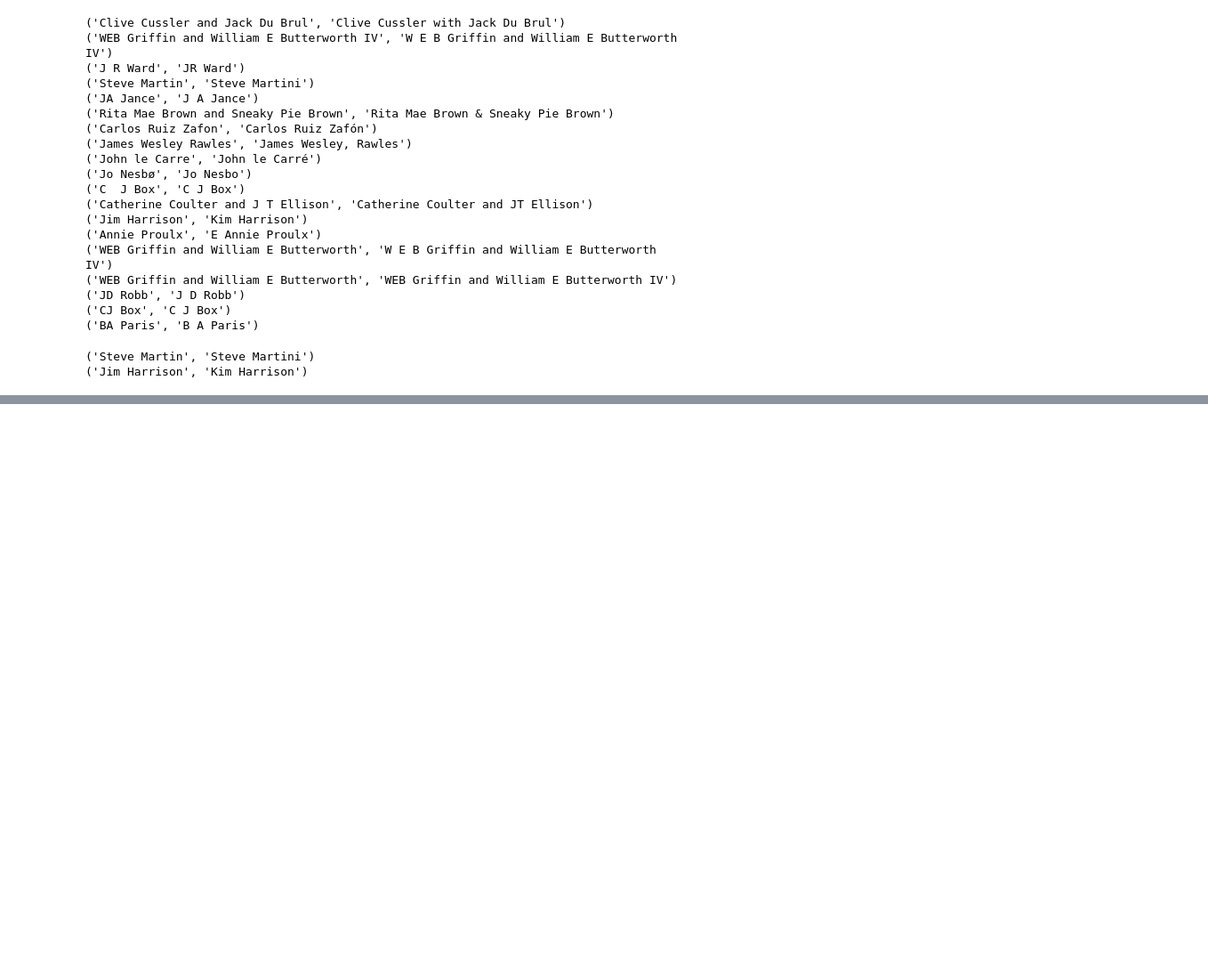
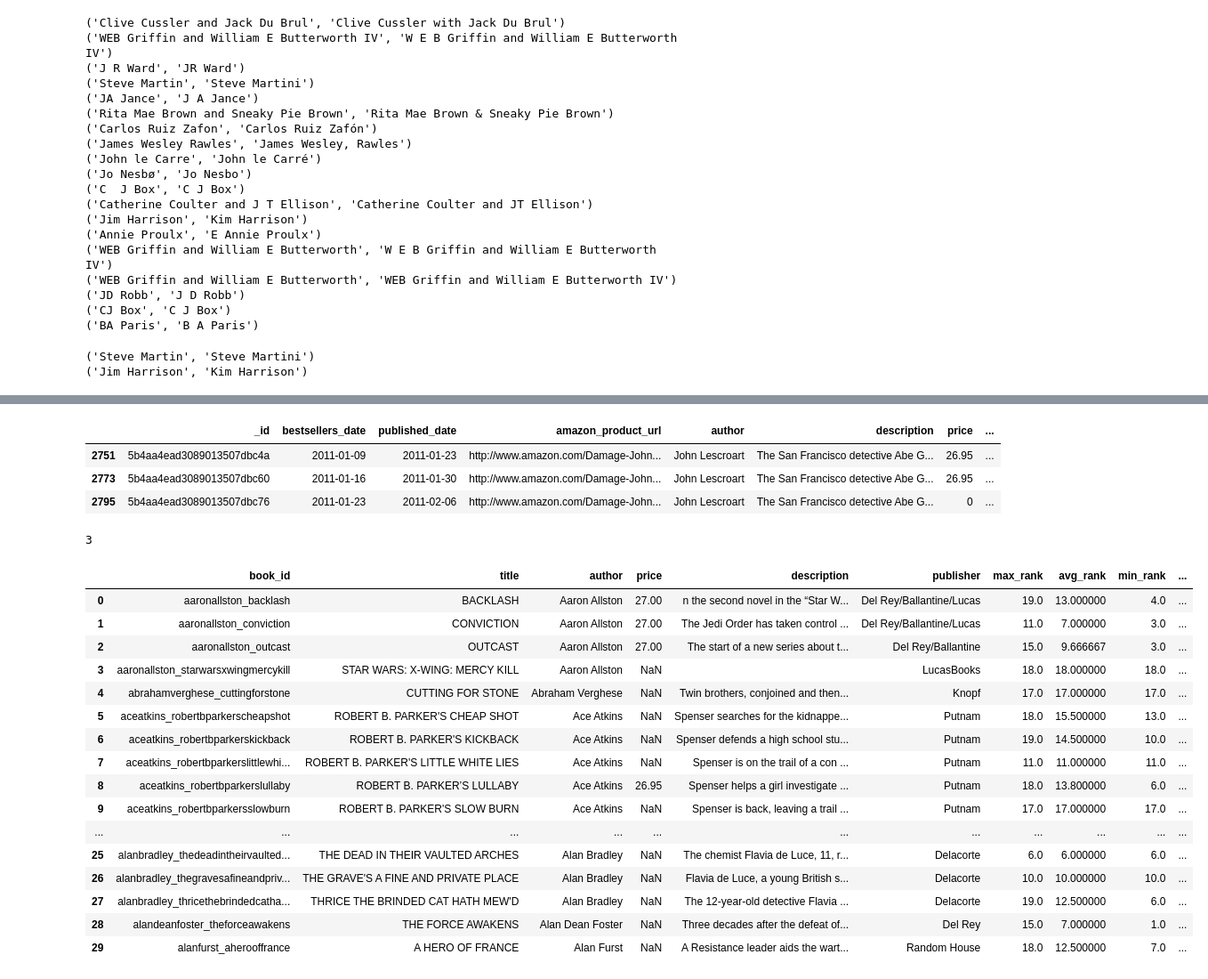
Before and after one commit to cjstoneking/NYT_bestsellers, a Jupyter notebook: NYT_bestsellers.ipynb, the cells around one changed output, grey strips where cells are left out. Shown at 89% size. Cells and saved outputs as stored; diff of their text form; code cells hidden in the pictures; blank space fills up the shorter version.

```diff
--- a/NYT_bestsellers.ipynb
+++ b/NYT_bestsellers.ipynb
@@ -240,4 +331,7 @@ raw_books.loc[raw_books['title']=="SNUFF",:]
 #we want to find all unique books and assign each an ID
 # bookID = <lc author>_<lc title>
 
-raw_books['book_ID'] = raw_books['l_author'] + '_' + raw_books['l_title']
+nyt_best['l_author'] = get_lc_values(nyt_best['author'])
+nyt_best['l_title'] = get_lc_values(nyt_best['title'])
+
+nyt_best['book_id'] = nyt_best['l_author']+ '_' + nyt_best['l_title']
@@ -245,0 +367,64 @@ print(len(raw_books['book_ID'].unique()))
+# %%
+nyt_best.loc[nyt_best['title']=="DAMAGE",]
+# %% [output]
+|  | _id | bestsellers_date | published_date | amazon_product_url | author | description | price | ... |
+| 2751 | 5b4aa4ead3089013507dbc4a | 2011-01-09 | 2011-01-23 | http://www.amazon.com/Damage-John... | John Lescroart | The San Francisco detective Abe G... | 26.95 | ... |
+| 2773 | 5b4aa4ead3089013507dbc60 | 2011-01-16 | 2011-01-30 | http://www.amazon.com/Damage-John... | John Lescroart | The San Francisco detective Abe G... | 26.95 | ... |
+| 2795 | 5b4aa4ead3089013507dbc76 | 2011-01-23 | 2011-02-06 | http://www.amazon.com/Damage-John... | John Lescroart | The San Francisco detective Abe G... | 0 | ... |
+# %%
+d = datetime.strptime("2016-09-03", "%Y-%M-%d")
+# %%
+d.day
+# %% [output]
+3
+# %%
+g = nyt_best.groupby('book_id')
+
+summary = []
+
+for book_id, group in g:
+    entry = {}
+    entry['book_id'] = book_id
+    entry['title'] = group['title'].values[0]
+    entry['author'] = group['author'].values[0]
+    prices = np.array([float(x) for x in group['price'].values])
+    ranks  = np.array([float(x) for x in group['rank'].values])
+    entry['price'] = np.mean(prices[prices > 0])#can have 0 prices for unreleased books
+    entry['description'] = group['description'].values[0]
+    entry['publisher'] = get_majority_string(group['publisher'].values)
+    entry['max_rank'] = np.max(ranks)
+    entry['avg_rank'] = np.mean(ranks)
+    entry['min_rank'] = np.min(ranks)
+    entry['weeks_on_list'] = group.shape[0]
+    dates = [datetime.strptime(d,"%Y-%M-%d") for d in group['bestsellers_date'].values]
+    start_date = dates[0]
+    for d in dates:
+        if(d < start_date):
+            start_date = d
+
+    entry['start_year'] = start_date.year
+    entry['start_month'] = start_date.month
+    entry['start_day'] = start_date.day
+    summary.append(entry)
+    #completely ignore rank_last_week, because redundant and often contained spurious 0 entries
+summary = pd.DataFrame(summary)
+# %%
+summary.head(30)
+# %% [output]
+|  | book_id | title | author | price | description | publisher | max_rank | avg_rank | min_rank | ... |
+| 0 | aaronallston_backlash | BACKLASH | Aaron Allston | 27.00 | n the second novel in the “Star W... | Del Rey/Ballantine/Lucas | 19.0 | 13.000000 | 4.0 | ... |
+| 1 | aaronallston_conviction | CONVICTION | Aaron Allston | 27.00 | The Jedi Order has taken control ... | Del Rey/Ballantine/Lucas | 11.0 | 7.000000 | 3.0 | ... |
+| 2 | aaronallston_outcast | OUTCAST | Aaron Allston | 27.00 | The start of a new series about t... | Del Rey/Ballantine | 15.0 | 9.666667 | 3.0 | ... |
+| 3 | aaronallston_starwarsxwingmercykill | STAR WARS: X-WING: MERCY KILL | Aaron Allston | NaN |  | LucasBooks | 18.0 | 18.000000 | 18.0 | ... |
+| 4 | abrahamverghese_cuttingforstone | CUTTING FOR STONE | Abraham Verghese | NaN | Twin brothers, conjoined and then... | Knopf | 17.0 | 17.000000 | 17.0 | ... |
+| 5 | aceatkins_robertbparkerscheapshot | ROBERT B. PARKER'S CHEAP SHOT | Ace Atkins | NaN | Spenser searches for the kidnappe... | Putnam | 18.0 | 15.500000 | 13.0 | ... |
+| 6 | aceatkins_robertbparkerskickback | ROBERT B. PARKER'S KICKBACK | Ace Atkins | NaN | Spenser defends a high school stu... | Putnam | 19.0 | 14.500000 | 10.0 | ... |
+| 7 | aceatkins_robertbparkerslittlewhi... | ROBERT B. PARKER'S LITTLE WHITE LIES | Ace Atkins | NaN | Spenser is on the trail of a con ... | Putnam | 11.0 | 11.000000 | 11.0 | ... |
+| 8 | aceatkins_robertbparkerslullaby | ROBERT B. PARKER’S LULLABY | Ace Atkins | 26.95 | Spenser helps a girl investigate ... | Putnam | 18.0 | 13.800000 | 6.0 | ... |
+| 9 | aceatkins_robertbparkersslowburn | ROBERT B. PARKER'S SLOW BURN | Ace Atkins | NaN | Spenser is back, leaving a trail ... | Putnam | 17.0 | 17.000000 | 17.0 | ... |
+| ... | ... | ... | ... | ... | ... | ... | ... | ... | ... | ... |
+| 25 | alanbradley_thedeadintheirvaulted... | THE DEAD IN THEIR VAULTED ARCHES | Alan Bradley | NaN | The chemist Flavia de Luce, 11, r... | Delacorte | 6.0 | 6.000000 | 6.0 | ... |
+| 26 | alanbradley_thegravesafineandpriv... | THE GRAVE'S A FINE AND PRIVATE PLACE | Alan Bradley | NaN | Flavia de Luce, a young British s... | Delacorte | 10.0 | 10.000000 | 10.0 | ... |
+| 27 | alanbradley_thricethebrindedcatha... | THRICE THE BRINDED CAT HATH MEW'D | Alan Bradley | NaN | The 12-year-old detective Flavia ... | Delacorte | 19.0 | 12.500000 | 6.0 | ... |
+| 28 | alandeanfoster_theforceawakens | THE FORCE AWAKENS | Alan Dean Foster | NaN | Three decades after the defeat of... | Del Rey | 15.0 | 7.000000 | 1.0 | ... |
+| 29 | alanfurst_aherooffrance | A HERO OF FRANCE | Alan Furst | NaN | A Resistance leader aids the wart... | Random House | 18.0 | 12.500000 | 7.0 | ... |
```
Also changed, not shown: parts of 42 cells of this notebook.
